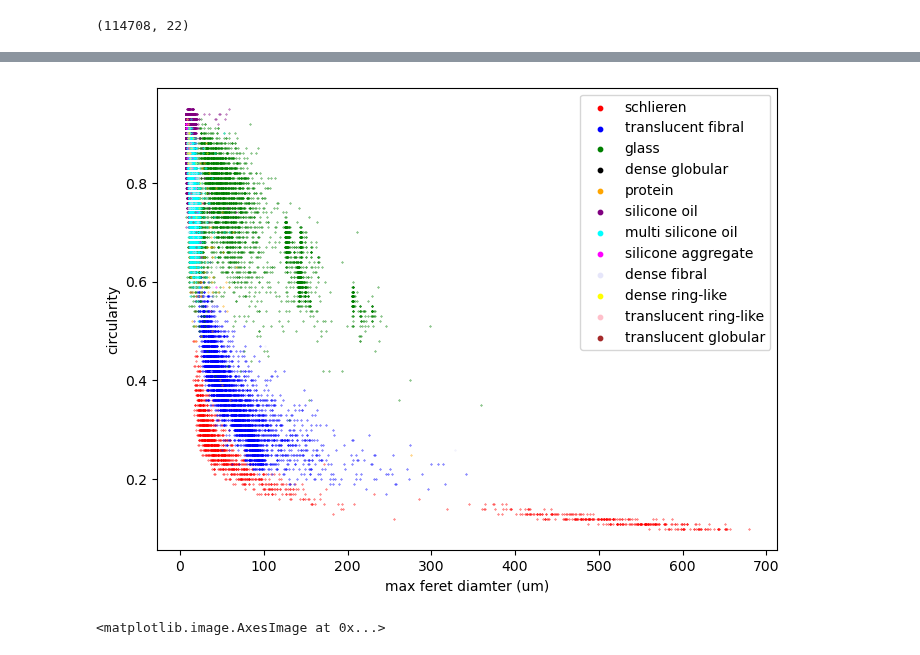
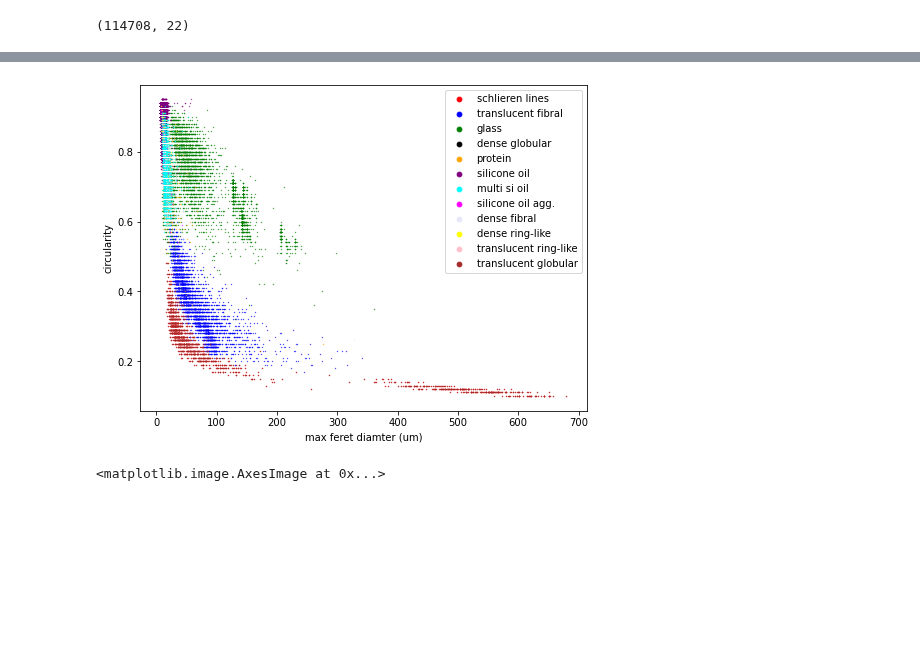
Before and after one commit to Scottholman33/KBI, a Jupyter notebook: KBI_Python_Start.ipynb, the cells around one changed output, grey strips where cells are left out. Saved outputs shown, nothing was run; the diff lists cells and outputs as text; code cells hidden in the pictures; blank space fills up the shorter version.

Commit message:
graphing for loop and cleaned up

```diff
--- a/KBI_Python_Start.ipynb
+++ b/KBI_Python_Start.ipynb
@@ -105,10 +15,0 @@ print(types)
-# %%
-"""
-probably a way to automate this but can't figure it out - christian
-
-grouped_type=df.groupby("type")
-
-for idx, name in enumerate(types):
-    list[idx]=grouped_type.get_group(name)
-return list
-"""
@@ -163,32 +42,24 @@ number of translucent globular particles = 14
 # %%
+
 
 fig=plt.figure(figsize=(8,6))
 ax1=fig.add_subplot(1,1,1)
 
-ax1.scatter(schlieren['max_feret_diam_um'], schlieren['circularity'], s=0.1, color = 'r', label="schlieren")
-ax1.scatter(translucent_fibral['max_feret_diam_um'], translucent_fibral['circularity'], s=0.1, color = 'b', label="translucent fibral")
-ax1.scatter(glass['max_feret_diam_um'], glass['circularity'], s=0.1, color = 'g', label="glass")
-ax1.scatter(dense_glob['max_feret_diam_um'], dense_glob['circularity'], s=0.1, color = 'k', label="dense globular")
-ax1.scatter(protein['max_feret_diam_um'], protein['circularity'], s=0.1, color = 'orange', label="protein")
-ax1.scatter(silicone_oil['max_feret_diam_um'], silicone_oil['circularity'], s=0.1, color = 'purple', label="silicone oil")
-ax1.scatter(multi_si_oil['max_feret_diam_um'], multi_si_oil['circularity'], s=0.1, color = 'cyan', label="multi silicone oil")
-ax1.scatter(silicone_agg['max_feret_diam_um'], silicone_agg['circularity'], s=0.1, color = 'magenta', label="silicone aggregate")
-ax1.scatter(dense_fibral['max_feret_diam_um'], dense_fibral['circularity'], s=0.1, color = 'lavender', label="dense fibral")
-ax1.scatter(dense_ring['max_feret_diam_um'], dense_ring['circularity'], s=0.1, color = 'yellow', label="dense ring-like")
-ax1.scatter(translucent_ring['max_feret_diam_um'], translucent_ring['circularity'], s=0.1, color = 'pink', label="translucent ring-like")
-ax1.scatter(translucent_glob['max_feret_diam_um'], translucent_glob['circularity'], s=0.1, color = 'brown', label="translucent globular")
+colors=['red','blue','green','k','orange','purple','cyan','magenta','lavender','yellow','pink','brown']
 
+#want to replace this for loop with a function that can be input with any number of particle names or indexes
+
+for i in range(len(types)):
+    ax1.scatter(list1[i]['max_feret_diam_um'], list1[i]['circularity'], s=0.1, color = colors[i], label=types[i])
 
 ax1.set_xlabel('max feret diamter (um)')
 ax1.set_ylabel('circularity')
 
-legend=plt.legend(markerscale=10)
+legend=plt.legend(markerscale=15)
 
 plt.show()
-
-#comment out particles you don't want to see
 # %% [output]
-[figure, old version]
+[figure, new version]
 # %%
 from skimage import io
 import skimage.color
```
Also changed, not shown: parts of 14 cells of this notebook.
